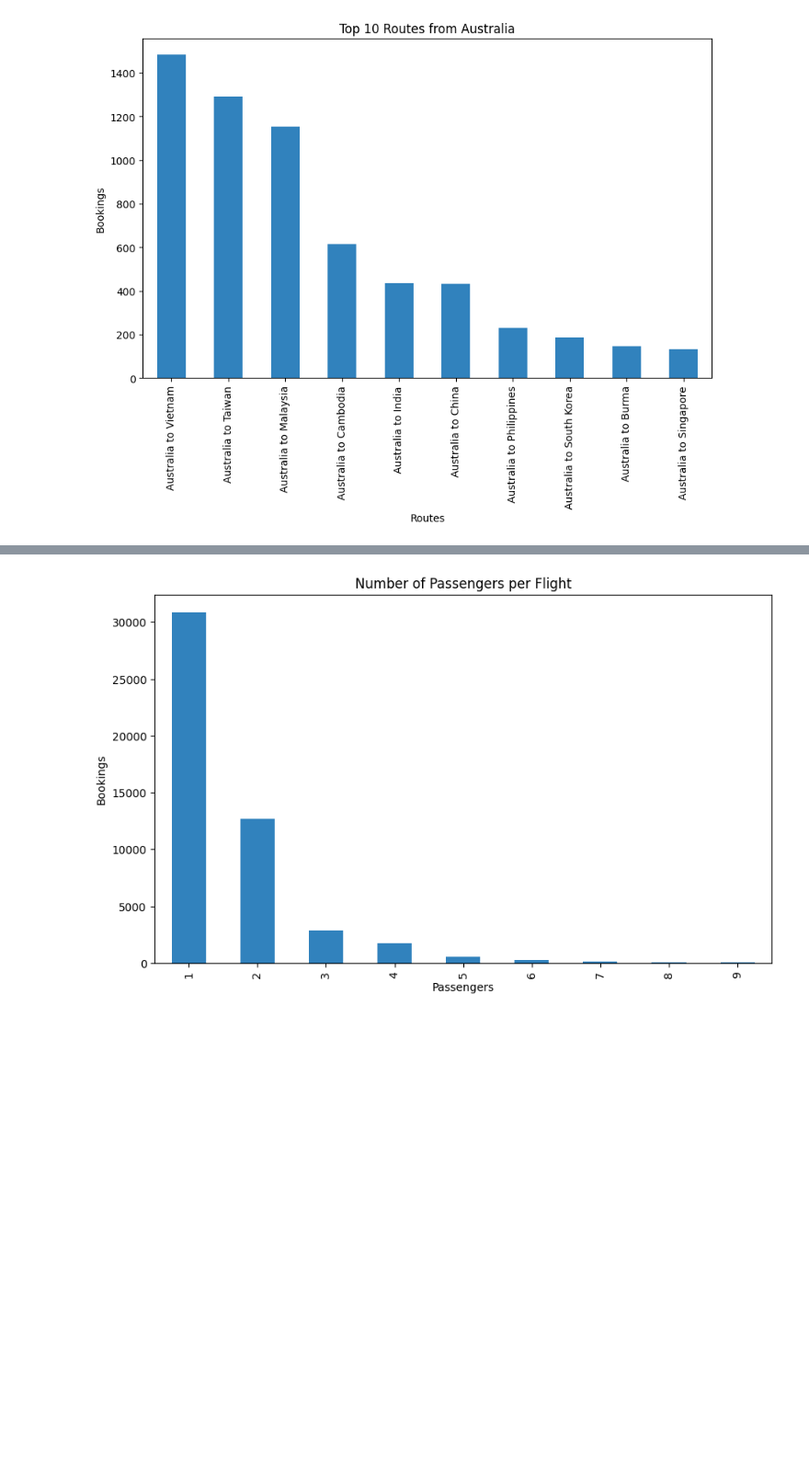
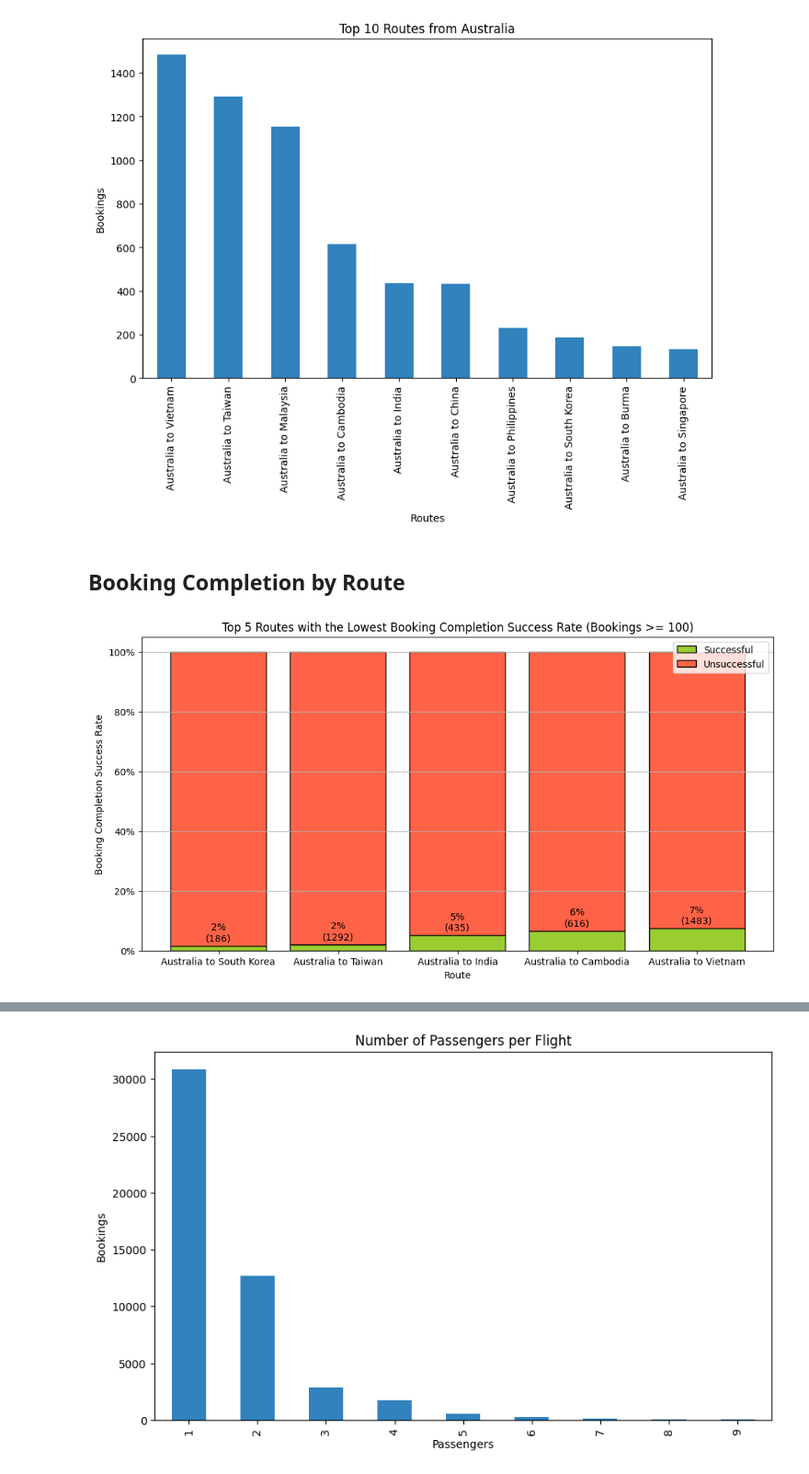
Before and after one commit to qichsia/python, a Jupyter notebook: final_proj/02_data_analysis_cleaned.ipynb, the cells around one changed output, grey strips where cells are left out. Shown at 92% size. Drawn from its saved outputs; the diff is of its cells as text; code cells hidden in the pictures; blank space fills up the shorter version.

Commit message:
updated booking completion

```diff
--- a/final_proj/02_data_analysis_cleaned.ipynb
+++ b/final_proj/02_data_analysis_cleaned.ipynb
@@ -257,3 +257,54 @@ plot_top_routes_by_country(df,10,country_filter)
 plot_top_routes_by_country(df,10,None,'Australia')
 # %% [output]
 [figure]
+# %% [markdown]
+## Booking Completion by Route
+# %%
+# sorted by booking completion rate
+import pandas as pd
+import matplotlib.pyplot as plt
+import matplotlib.ticker as mticker
+
+def plot_booking_completion_rates_lowest(df, country_filter=False):
+    # Filter the DataFrame based on the desired booking origin
+    if country_filter:
+        df_filtered = df.loc[df['booking_origin'] == country_filter]
+    else:
+        df_filtered = df
+
+    booking_data = df_filtered.groupby('country_route')['booking_complete'].agg(['mean', 'count'])
+    booking_data = booking_data[booking_data['count'] >= 100]
+
+
+    booking_data = booking_data.sort_values(by='mean', ascending=True).head(5)
+
+    booking_data['lowest'] = 1 - booking_data['mean']
+
+    plt.figure(figsize=(12, 6))
+
+    bars_highest = plt.bar(booking_data.index, booking_data['mean'], color='yellowgreen', edgecolor='black', label='Successful')
+
+    bars_lowest = plt.bar(booking_data.index, booking_data['lowest'], color='tomato', edgecolor='black', bottom=booking_data['mean'], label='Unsuccessful')
+
+    plt.xlabel('Route')
+    plt.ylabel('Booking Completion Success Rate')
+    plt.title(f'Top 5 Routes with the Lowest Booking Completion Success Rate (Bookings >= 100)')
+    plt.legend()
+    plt.grid(axis='y')
+
+    def percentage_formatter(x, pos):
+        return '{:.0%}'.format(x)
+
+    plt.gca().yaxis.set_major_formatter(mticker.FuncFormatter(percentage_formatter))
+
+    for bar, count in zip(bars_highest + bars_lowest, booking_data['count']):
+        height = bar.get_height()
+        plt.annotate(f'{height:.0%}\n({count})', xy=(bar.get_x() + bar.get_width() / 2, height), xytext=(0, 3),
+                     textcoords="offset points", ha='center', va='bottom', fontsize=10)
+
+    # Show the plot
+    plt.show()
+
+plot_booking_completion_rates_lowest(df,'Australia')
+# %% [output]
+[figure, added]
```
Also changed, not shown: parts of 17 cells of this notebook, 1 other file.
